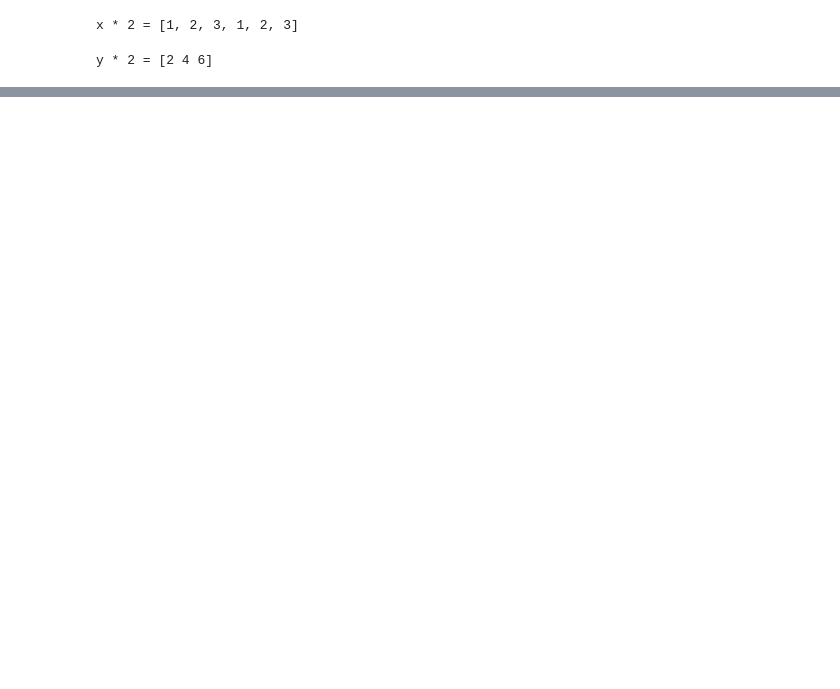
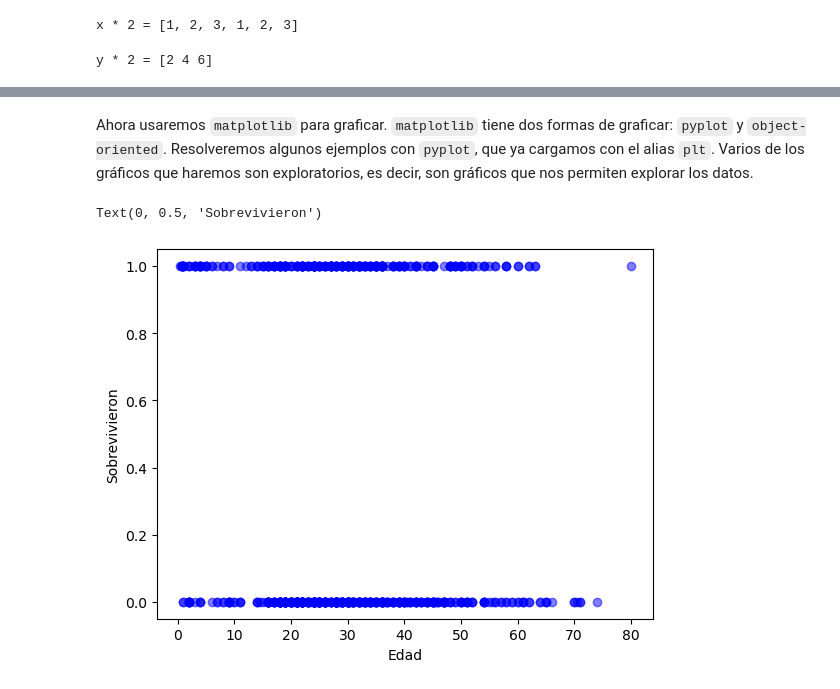
Before and after one commit to jealcalat/python4da, a Jupyter notebook: nbs/pt2_numpy-pandas-matplotlib.ipynb, the cells around one changed output, grey strips where cells are left out. Cells and saved outputs as stored; diff of their text form; code cells hidden in the pictures; blank space fills up the shorter version.

Commit message:
Datasets añadidos; pt3 creada

```diff
--- a/nbs/pt2_numpy-pandas-matplotlib.ipynb
+++ b/nbs/pt2_numpy-pandas-matplotlib.ipynb
@@ -45,0 +103,14 @@ y * 2 = [2 4 6]
+# %%
+# usar la base de datos de titanic
+import pandas as pd
+import matplotlib.pyplot as plt
+
+# cargar el conjunto de datos de titanic
+
+# desde repositorio de github
+# df = pd.read_csv('https://raw.githubusercontent.com/plotly/datasets/master/titanic.csv')
+# desde archivo local
+df = pd.read_csv('../datasets/titanic.csv')
+
+# ver las primeras 5 filas
+df.head()
@@ -45,0 +152,18 @@ y * 2 = [2 4 6]
+# %% [markdown]
+Ahora usaremos `matplotlib` para graficar. `matplotlib` tiene dos formas de graficar: `pyplot` y `object-oriented`. Resolveremos algunos ejemplos con `pyplot`, que ya cargamos con el alias `plt`. Varios de los gráficos que haremos son exploratorios, es decir, son gráficos que nos permiten explorar los datos.
+# %%
+# graficar si sobrevivieron o no como función de la edad
+
+# crear un gráfico de dispersión con la edad en el eje x y si sobrevivieron en el eje y
+# sobrevivientes
+plt.scatter(df['Age'],
+            df['Survived'],
+            c='blue',
+            alpha=0.5,
+            label='Sobrevivientes')
+# agregar etiquetas de los ejes
+plt.xlabel('Edad')
+plt.ylabel('Sobrevivieron')
+# %% [output]
+Text(0, 0.5, 'Sobrevivieron')
+[figure, added]
```
Also changed, not shown: parts of 28 cells of this notebook, 5 other files.
